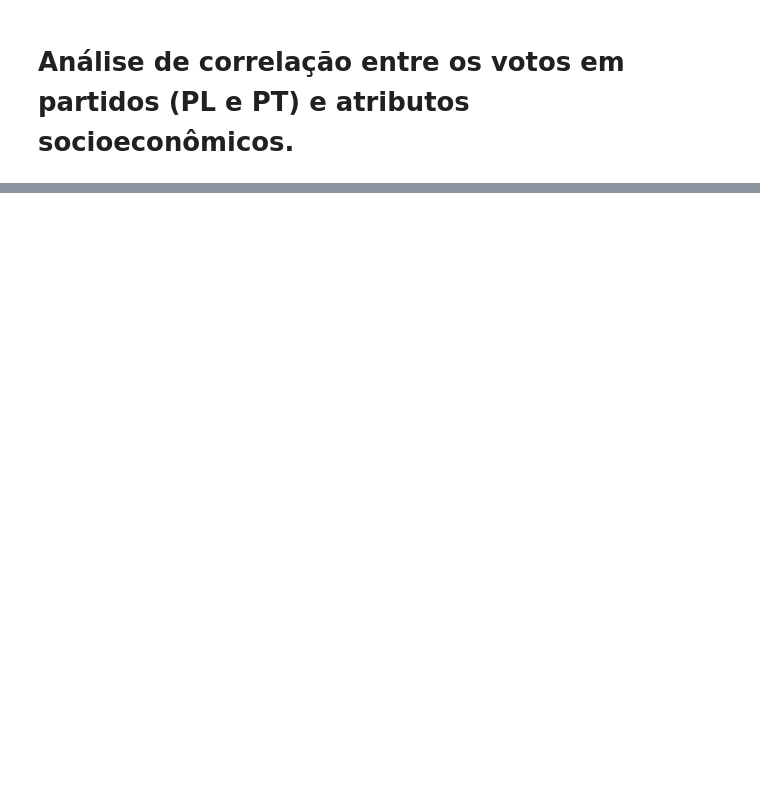
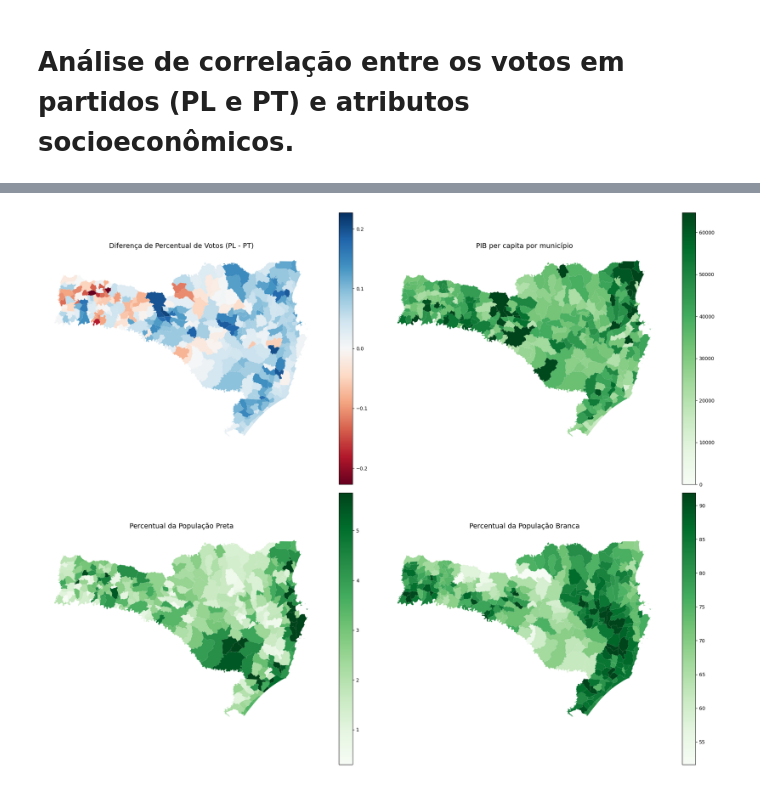
Before and after one commit to IsaCunha/BDGeograficos, a Jupyter notebook: analise_correlacao.ipynb, the cells around one changed output, grey strips where cells are left out. Drawn from its saved outputs; the diff is of its cells as text; code cells hidden in the pictures; blank space fills up the shorter version.

```diff
--- a/analise_correlacao.ipynb
+++ b/analise_correlacao.ipynb
@@ -74,0 +101,57 @@ plt.show()
+# %%
+# Criar a figura com subplots
+fig, axes = plt.subplots(2, 2, figsize=(20, 16))
+
+# MAPA 1: Diferença de percentual de votos (PL - PT)
+mapa_diff_votos.plot(
+    column='diferenca_perc',
+    cmap='RdBu',
+    legend=True,
+    vmin=-mapa_diff_votos['diferenca_perc'].abs().max(),
+    vmax=mapa_diff_votos['diferenca_perc'].abs().max(),
+    ax=axes[0, 0]
+)
+axes[0, 0].set_title('Diferença de Percentual de Votos (PL - PT)', fontsize=14)
+axes[0, 0].set_axis_off()
+
+# MAPA 2: PIB per capita por município
+mapa_pib.plot(
+    column="pip_per_capita",
+    cmap="Greens",
+    vmin=0,
+    vmax=mapa_pib['pip_per_capita'].quantile(0.95),
+    legend=True,
+    ax=axes[0, 1]
+)
+axes[0, 1].set_title("PIB per capita por município", fontsize=14)
+axes[0, 1].set_axis_off()
+
+# MAPA 3: Percentual da população preta
+mapa_pop.plot(
+    column="perc_preta",
+    cmap="Greens",
+    vmin=mapa_pop['perc_preta'].min(),
+    vmax=mapa_pop['perc_preta'].quantile(0.95),
+    legend=True,
+    ax=axes[1, 0]
+)
+axes[1, 0].set_title("Percentual da População Preta", fontsize=14)
+axes[1, 0].set_axis_off()
+
+# MAPA 4: Percentual da população branca
+mapa_pop.plot(
+    column="perc_branca",
+    cmap="Greens",
+    vmin=mapa_pop['perc_branca'].quantile(0.01),
+    vmax=mapa_pop['perc_branca'].quantile(0.95),
+    legend=True,
+    ax=axes[1, 1]
+)
+axes[1, 1].set_title("Percentual da População Branca", fontsize=14)
+axes[1, 1].set_axis_off()
+
+
+plt.tight_layout()
+plt.show()
+# %% [output]
+[figure, added]
```
Also changed, not shown: parts of 3 cells of this notebook.
